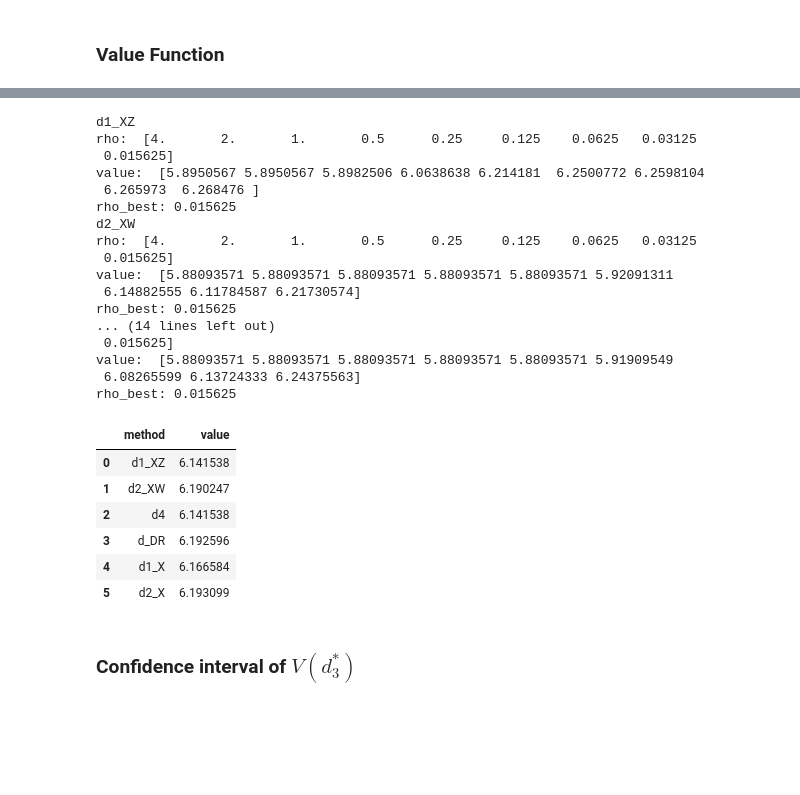
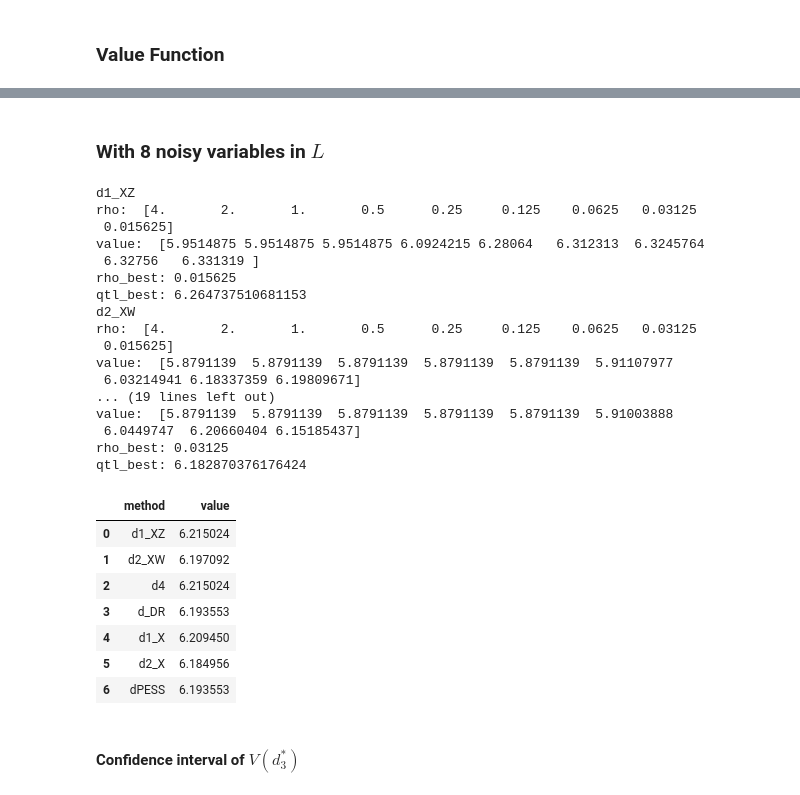
Before and after one commit to rui-miao/ProxITR, a Jupyter notebook: notebooks/SimuExamples.ipynb, the cells around one changed output, grey strips where cells are left out. Cells and saved outputs as stored; diff of their text form; code cells hidden in the pictures; blank space fills up the shorter version.

```diff
--- a/notebooks/SimuExamples.ipynb
+++ b/notebooks/SimuExamples.ipynb
@@ -35,6 +33,8 @@ def value_fun(d,A,Y,X,U):
 # Setting
 linearity    = 'linear'
 Xonly        = 'XW'
+# Selected quantile for dPESS
+qtl = 0.4
 # %%
 # Generate Test Data
 test = prox_data(500000, add_noise=False).gen_Y(linearity=linearity, Xonly = Xonly)
@@ -45,11 +45,13 @@ value_fun(test[["GOR"]].to_numpy(int).reshape(-1), test[["A"]],test[["Y"]],test[
 # Generate Training Data
 samp_size = 2000
 train = prox_data(samp_size=samp_size, add_noise=True).gen_Y(linearity=linearity, Xonly = Xonly)
+# %% [markdown]
+### With 8 noisy variables in $L$
 # %%
 # Learn ITRs
 rhos = np.power(2.,-np.arange(-2,7))
 proxy = proxITR(A=train[["A"]], X=train[["X0","X1","X2","X3","X4","X5","X6","X7","X8","X9"]], Z=train[["Z"]], W=train[["W"]], Y=train[["Y"]],
-                                learning_rate= 0.1, n_epoch=2000, opt='LBFGS', verbose=True)
+                                learning_rate= 0.1, n_epoch=2000, opt='LBFGS', verbose=True, qtl = qtl)
 d1_XZ = proxy.fit_d1_XZ_cv(gamma_f='auto', n_gamma_hs=10,
         alpha_scales=[c for c in np.geomspace(0.5, 1e5, 20)],
         linearity=linearity, n_components=int(2*np.sqrt(samp_size)), rhos = rhos)
@@ -79,44 +81,57 @@ p_d2_X  = d2_X(test[["X0","X1","X2","X3","X4","X5","X6","X7","X8","X9"]])
 d1_XZ
 rho:  [4.       2.       1.       0.5      0.25     0.125    0.0625   0.03125
  0.015625]
-value:  [5.8950567 5.8950567 5.8982506 6.0638638 6.214181  6.2500772 6.2598104
- 6.265973  6.268476 ]
+value:  [5.9514875 5.9514875 5.9514875 6.0924215 6.28064   6.312313  6.3245764
+ 6.32756   6.331319 ]
 rho_best: 0.015625
+qtl_best: 6.264737510681153
 d2_XW
 rho:  [4.       2.       1.       0.5      0.25     0.125    0.0625   0.03125
  0.015625]
-value:  [5.88093571 5.88093571 5.88093571 5.88093571 5.88093571 5.92091311
- 6.14882555 6.11784587 6.21730574]
-rho_best: 0.015625
-... (14 lines left out)
- 0.015625]
-value:  [5.88093571 5.88093571 5.88093571 5.88093571 5.88093571 5.91909549
- 6.08265599 6.13724333 6.24375563]
-rho_best: 0.015625
+value:  [5.8791139  5.8791139  5.8791139  5.8791139  5.8791139  5.91107977
+ 6.03214941 6.18337359 6.19809671]
+... (19 lines left out)
+value:  [5.8791139  5.8791139  5.8791139  5.8791139  5.8791139  5.91003888
+ 6.0449747  6.20660404 6.15185437]
+rho_best: 0.03125
+qtl_best: 6.182870376176424
 # %%
 # Calculate Value
 v_d1_XZ = value_fun(p_d1_XZ,test[["A"]],test[["Y"]],test[["X0","X1"]],test[["U"]])
 v_d2_XW = value_fun(p_d2_XW,test[["A"]],test[["Y"]],test[["X0","X1"]],test[["U"]])
 v_d_DR  = value_fun(p_d_DR, test[["A"]],test[["Y"]],test[["X0","X1"]],test[["U"]])
 v_d1_X  = value_fun(p_d1_X, test[["A"]],test[["Y"]],test[["X0","X1"]],test[["U"]])
 v_d2_X  = value_fun(p_d2_X, test[["A"]],test[["Y"]],test[["X0","X1"]],test[["U"]])
 if proxy.cv_d1_XZ > proxy.cv_d2_XW:
     v_d4 = v_d1_XZ
 else:
     v_d4 = v_d2_XW
+dPESS = max(proxy.qtl_value, key = lambda k: proxy.qtl_value[k])
+if dPESS == 'd1_XZ':
+    v_dPESS = v_d1_XZ
+elif dPESS == 'd1_X':
+    v_dPESS = v_d1_X
+elif dPESS == 'd2_XW':
+    v_dPESS = v_d2_XW
+elif dPESS == 'd2_X':
+    v_dPESS = v_d2_X
+else:
+    v_dPESS = v_d_DR
+
 # Table of values
-pd.DataFrame.from_dict({'method':['d1_XZ','d2_XW','d4','d_DR','d1_X','d2_X'],
-                        'value':[v_d1_XZ,v_d2_XW,v_d4,v_d_DR,v_d1_X,v_d2_X]})
+pd.DataFrame.from_dict({'method':['d1_XZ','d2_XW','d4','d_DR','d1_X','d2_X', 'dPESS'],
+                        'value':[v_d1_XZ,v_d2_XW,v_d4,v_d_DR,v_d1_X,v_d2_X, v_dPESS]})
 # %% [output]
 |  | method | value |
-| 0 | d1_XZ | 6.141538 |
-| 1 | d2_XW | 6.190247 |
-| 2 | d4 | 6.141538 |
-| 3 | d_DR | 6.192596 |
-| 4 | d1_X | 6.166584 |
-| 5 | d2_X | 6.193099 |
+| 0 | d1_XZ | 6.215024 |
+| 1 | d2_XW | 6.197092 |
+| 2 | d4 | 6.215024 |
+| 3 | d_DR | 6.193553 |
+| 4 | d1_X | 6.209450 |
+| 5 | d2_X | 6.184956 |
+| 6 | dPESS | 6.193553 |
 # %% [markdown]
-### Confidence interval of $V(d_3^*)$
+#### Confidence interval of $V(d_3^*)$
 # %%
 proxy = proxITR(A=train[["A"]], X=train[["X0","X1","X2","X3","X4","X5","X6","X7","X8","X9"]], Z=train[["Z"]], W=train[["W"]], Y=train[["Y"]],
                 god=True, d_X_opt = train[["GOR_X"]])
```
Also changed, not shown: parts of 45 cells of this notebook, 3 other files.
